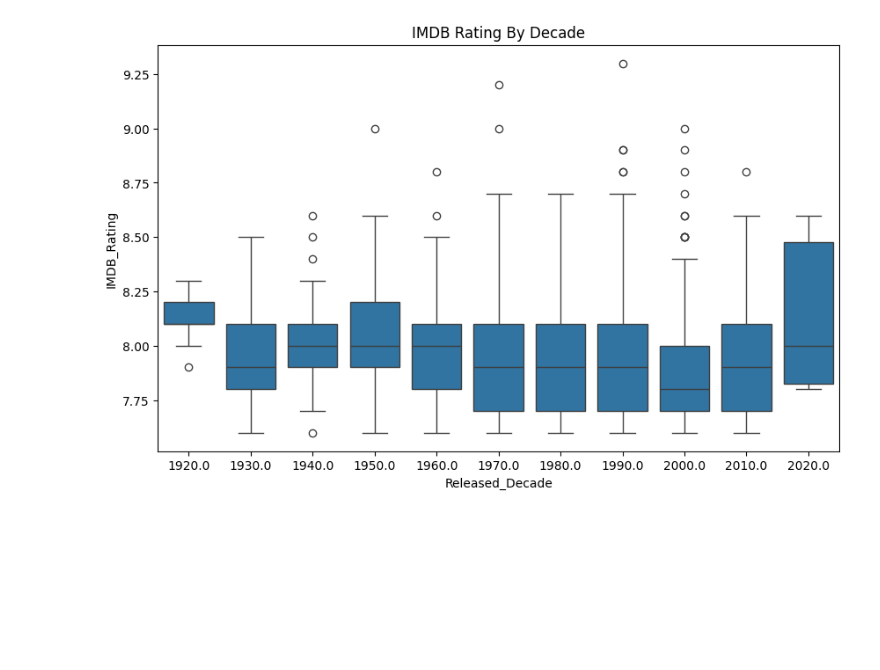
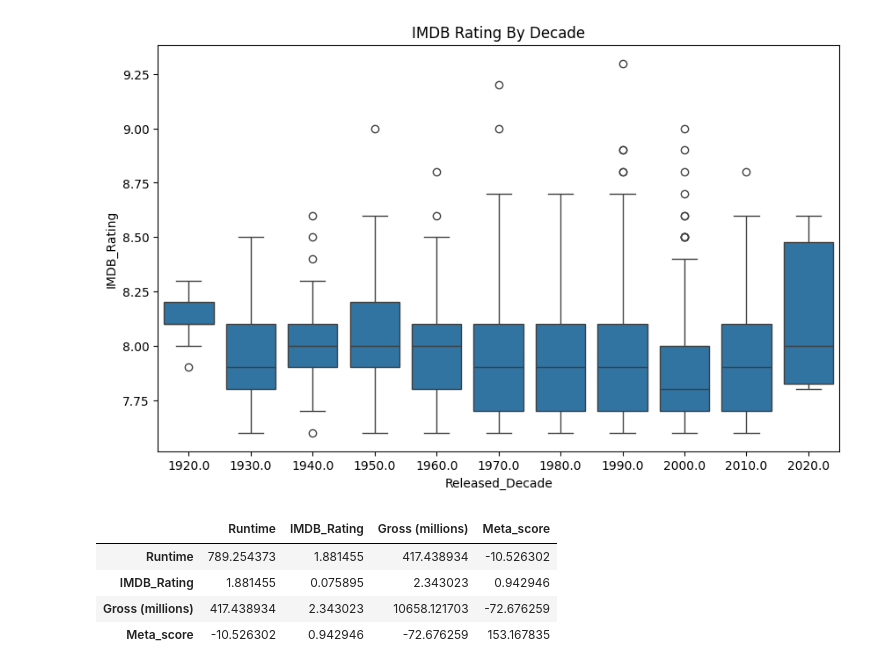
Before and after one commit to gmc314/Statistics-Explanations, a Jupyter notebook: lights-camera-statistics.ipynb, the cells around one changed output. Saved outputs shown, nothing was run; the diff lists cells and outputs as text; code cells hidden in the pictures; blank space fills up the shorter version.

```diff
--- a/lights-camera-statistics.ipynb
+++ b/lights-camera-statistics.ipynb
@@ -187,3 +187,13 @@ sns.boxplot(x = "Released_Decade",
 plt.title("IMDB Rating By Decade");
 # %% [output]
 [figure]
+# %%
+# Covariance matrix
+df_co = df[["Runtime", "IMDB_Rating", "Gross (millions)", "Meta_score"]]
+df_co.cov()
+# %% [output]
+|  | Runtime | IMDB_Rating | Gross (millions) | Meta_score |
+| Runtime | 789.254373 | 1.881455 | 417.438934 | -10.526302 |
+| IMDB_Rating | 1.881455 | 0.075895 | 2.343023 | 0.942946 |
+| Gross (millions) | 417.438934 | 2.343023 | 10658.121703 | -72.676259 |
+| Meta_score | -10.526302 | 0.942946 | -72.676259 | 153.167835 |
```
Also changed, not shown: parts of 1 cell of this notebook.
